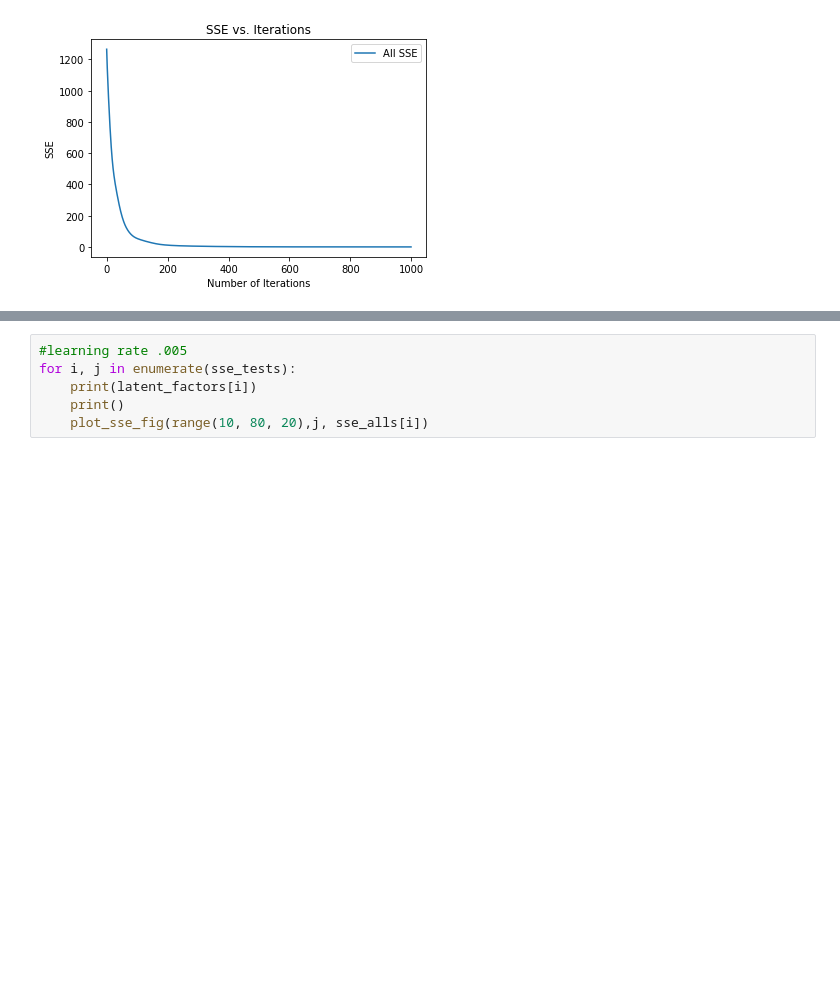
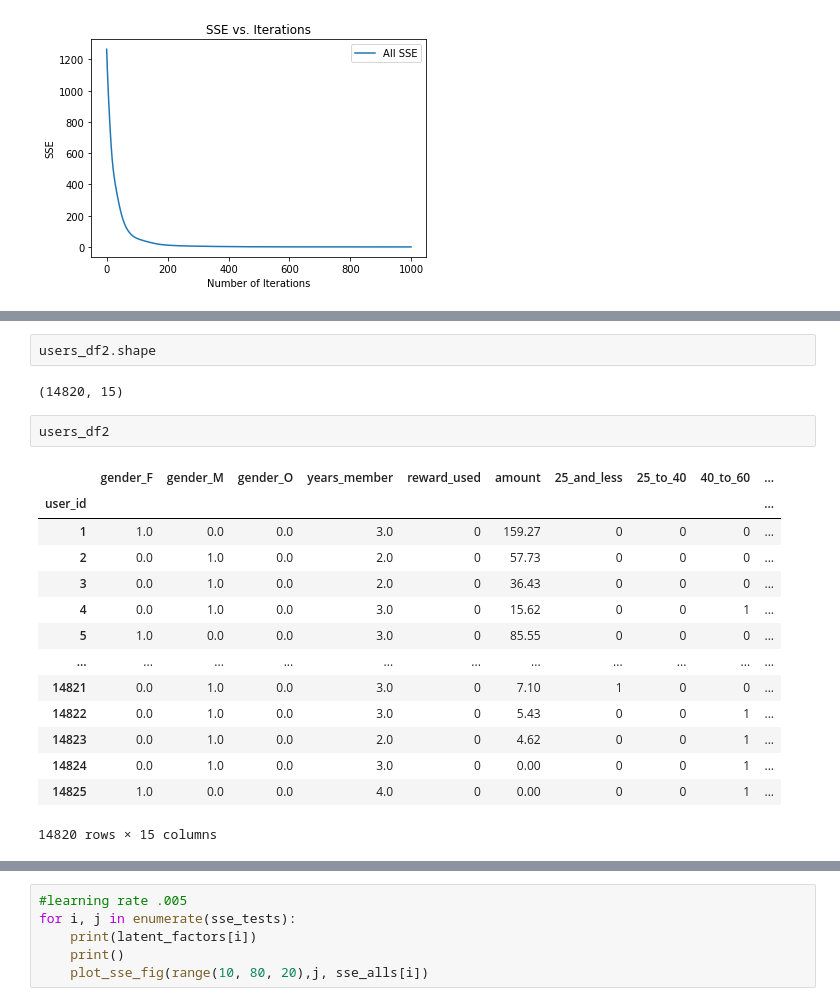
Before and after one commit to madkehl/Capstone, a Jupyter notebook: Starbucks Capstone .ipynb, the cells around one changed output, grey strips where cells are left out. Cells and saved outputs as stored; diff of their text form; blank space fills up the shorter version.

```diff
--- a/Starbucks Capstone .ipynb
+++ b/Starbucks Capstone .ipynb
@@ -579,0 +597,21 @@ for_cor.to_csv('./output_funksvd.csv')
+# %%
+users_df2.shape
+# %% [output]
+(14820, 15)
+# %%
+users_df2
+# %% [output]
+|  | gender_F | gender_M | gender_O | years_member | reward_used | amount | 25_and_less | 25_to_40 | 40_to_60 | ... |
+| user_id |  |  |  |  |  |  |  |  |  | ... |
+| 1 | 1.0 | 0.0 | 0.0 | 3.0 | 0 | 159.27 | 0 | 0 | 0 | ... |
+| 2 | 0.0 | 1.0 | 0.0 | 2.0 | 0 | 57.73 | 0 | 0 | 0 | ... |
+| 3 | 0.0 | 1.0 | 0.0 | 2.0 | 0 | 36.43 | 0 | 0 | 0 | ... |
+| 4 | 0.0 | 1.0 | 0.0 | 3.0 | 0 | 15.62 | 0 | 0 | 1 | ... |
+| 5 | 1.0 | 0.0 | 0.0 | 3.0 | 0 | 85.55 | 0 | 0 | 0 | ... |
+| ... | ... | ... | ... | ... | ... | ... | ... | ... | ... | ... |
+| 14821 | 0.0 | 1.0 | 0.0 | 3.0 | 0 | 7.10 | 1 | 0 | 0 | ... |
+| 14822 | 0.0 | 1.0 | 0.0 | 3.0 | 0 | 5.43 | 0 | 0 | 1 | ... |
+| 14823 | 0.0 | 1.0 | 0.0 | 2.0 | 0 | 4.62 | 0 | 0 | 1 | ... |
+| 14824 | 0.0 | 1.0 | 0.0 | 3.0 | 0 | 0.00 | 0 | 0 | 1 | ... |
+| 14825 | 1.0 | 0.0 | 0.0 | 4.0 | 0 | 0.00 | 0 | 0 | 1 | ... |
+14820 rows × 15 columns
```
Also changed, not shown: parts of 11 cells of this notebook.
